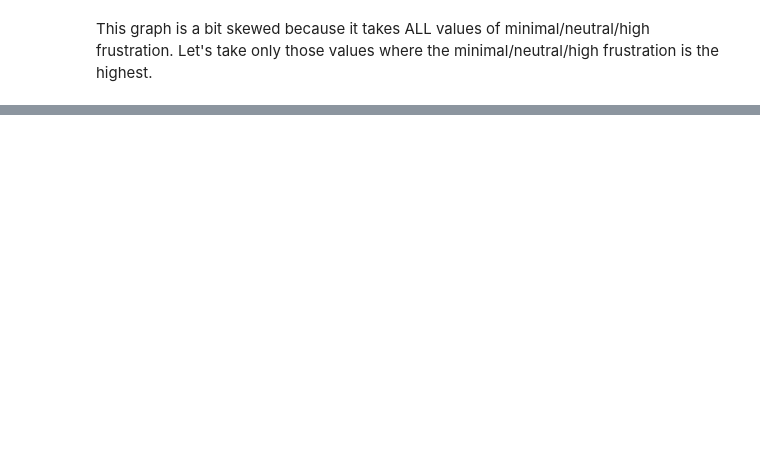
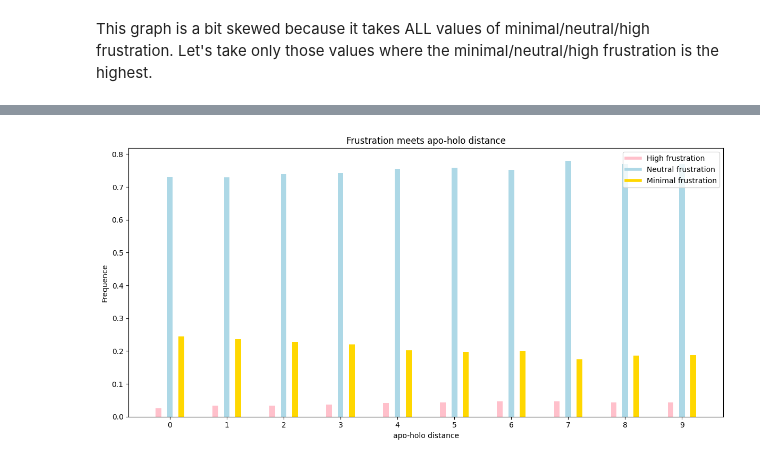
Before and after one commit to skrhakv/pocket-movement-analysis, a Jupyter notebook: src/feature-analysis/frustration/analysis.ipynb, the cells around one changed output, grey strips where cells are left out. Cells and saved outputs as stored; diff of their text form; code cells hidden in the pictures; blank space fills up the shorter version.

```diff
--- a/src/feature-analysis/frustration/analysis.ipynb
+++ b/src/feature-analysis/frustration/analysis.ipynb
@@ -454,2 +450,22 @@ barplot_frustration_frequence(frustration, rounded_distances, title='CryptoBench
+# %%
+def clip_distances(distances):
+    rounded_distances = np.rint(distances)
+    rounded_distances = np.clip(rounded_distances, 0, DISTANCE_CLIP_THRESHOLD)
+    return rounded_distances
+
+cryptobench_frustration, cryptobench_distances = load_dataset_with_distance('cryptobench-dataset', 'mutational')
+assert len(cryptobench_frustration) == len(cryptobench_distances)
+cryptobench_distances = clip_distances(cryptobench_distances)
+
+rigid_frustration, rigid_distances = load_dataset_with_distance('rigid-dataset', 'mutational')
+assert len(rigid_frustration) == len(rigid_distances)
+rigid_distances = clip_distances(rigid_distances)
+# %%
+frustration = np.concatenate((cryptobench_frustration, rigid_frustration), axis=0)
+rounded_distances = np.concatenate((cryptobench_distances, rigid_distances), axis=0)
+
+barplot_frustration_frequence(frustration, rounded_distances, title='Frustration meets apo-holo distance', labels=['High frustration', 'Neutral frustration', 'Minimal frustration'])
+# %% [output]
+[figure, added]
 # %%
 colors = ['pink', 'lightblue', "gold"]
```
Also changed, not shown: parts of 15 cells of this notebook, 3 other files.
